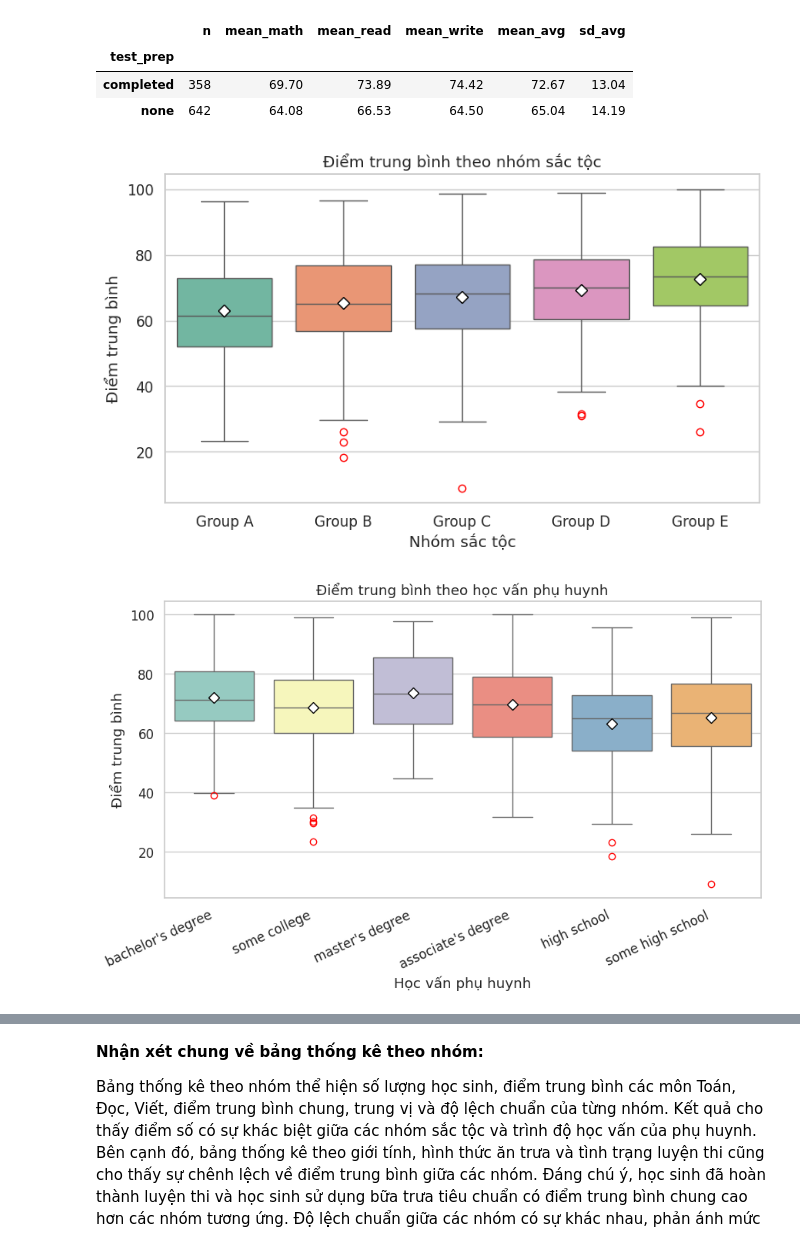
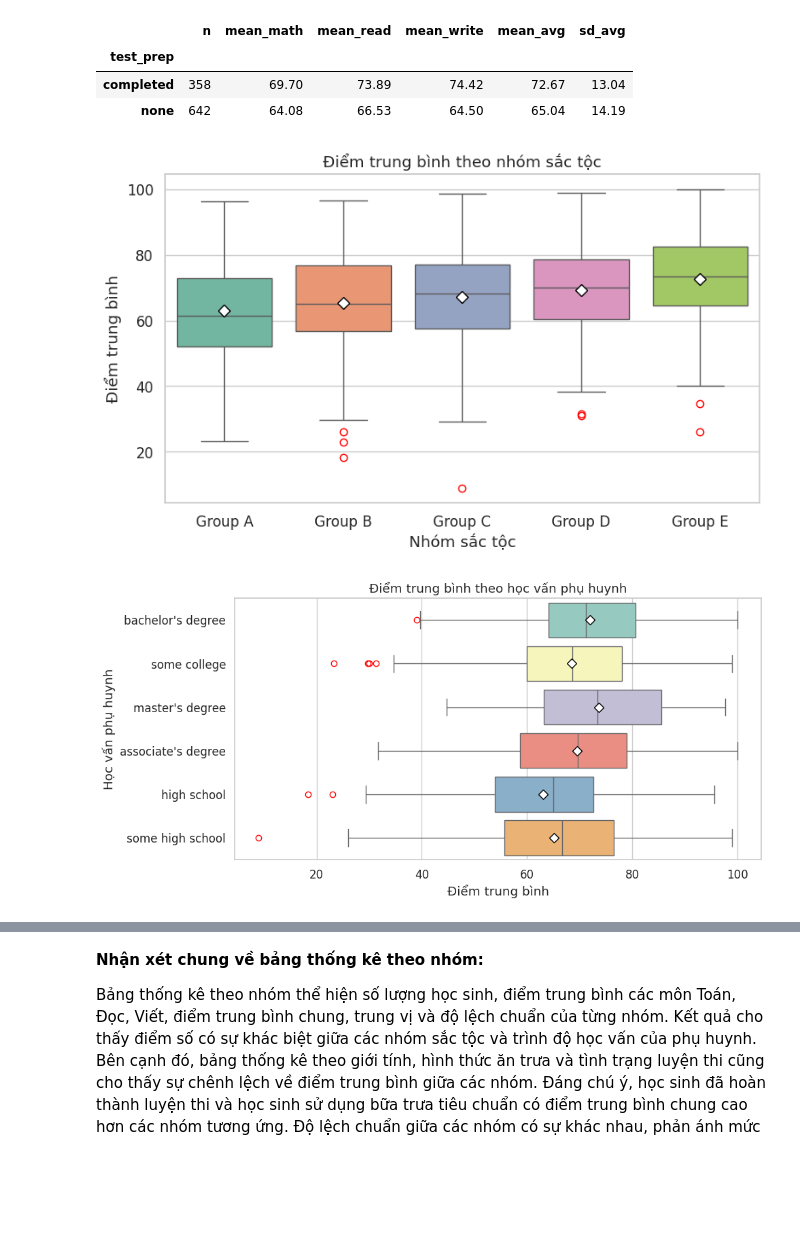
Before and after one commit to 25-DoThanQuocKhanh-24174600024/DHKL18A1HN_Do_An_Nhom_2_CD_3, a Jupyter notebook: Đồ_Án_1_Nhóm_2_2_DHKL18A1HN.ipynb, the cells around one changed output, grey strips where cells are left out. Cells and saved outputs as stored; diff of their text form; code cells hidden in the pictures; blank space fills up the shorter version.

Commit message:
Sửa trực quan hóa của học vấn phụ huynh so với điểm trung bình

```diff
--- a/Đồ_Án_1_Nhóm_2_2_DHKL18A1HN.ipynb
+++ b/Đồ_Án_1_Nhóm_2_2_DHKL18A1HN.ipynb
@@ -816,34 +824,46 @@ for v in ["gender", "lunch", "test_prep"]:
 # %%
 # ===== CELL 2.4.3d: Biểu đồ theo nhóm ==================================
 mean_marker = dict(marker="D", markerfacecolor="white", markeredgecolor="black", markersize=7)
 
 fig, ax = plt.subplots(figsize=(9, 5))
 sns.boxplot(data=df, x="race_ethnicity", y="average_score", hue="race_ethnicity",
             palette="Set2", legend=False, showmeans=True, meanprops=mean_marker,
             flierprops=dict(markeredgecolor="red"), ax=ax)
 ax.set_title("Điểm trung bình theo nhóm sắc tộc")
 ax.set_xlabel("Nhóm sắc tộc"); ax.set_ylabel("Điểm trung bình")
 plt.show()
 
 fig, ax = plt.subplots(figsize=(10, 5))
-sns.boxplot(data=df, x="parental_education", y="average_score", hue="parental_education",
-            palette="Set3", legend=False, showmeans=True, meanprops=mean_marker,
-            flierprops=dict(markeredgecolor="red"), ax=ax)
+
+sns.boxplot(
+    data=df,
+    x="average_score",
+    y="parental_education",
+    hue="parental_education",
+    palette="Set3",
+    legend=False,
+    showmeans=True,
+    meanprops=mean_marker,
+    flierprops=dict(markeredgecolor="red"),
+    ax=ax
+)
+
 ax.set_title("Điểm trung bình theo học vấn phụ huynh")
-ax.set_xlabel("Học vấn phụ huynh"); ax.set_ylabel("Điểm trung bình")
-plt.xticks(rotation=25, ha="right")
+ax.set_xlabel("Điểm trung bình")
+ax.set_ylabel("Học vấn phụ huynh")
+
 plt.show()
 
 heat = df.pivot_table(index="parental_education", columns="race_ethnicity",
                       values="average_score", aggfunc="mean", observed=True)
 fig, ax = plt.subplots(figsize=(8, 5))
 sns.heatmap(heat, annot=True, fmt=".1f", cmap="viridis", ax=ax)
 ax.set_title("Điểm TB theo nhóm sắc tộc và học vấn phụ huynh")
 ax.set_xlabel("Nhóm sắc tộc"); ax.set_ylabel("Học vấn phụ huynh")
 plt.show()
 # %% [output]
 [figure]
-[figure, old version]
+[figure, new version]
 [figure]
 # %% [markdown]
 **Nhận xét chung về bảng thống kê theo nhóm:**
```
Also changed, not shown: parts of 15 cells of this notebook.
